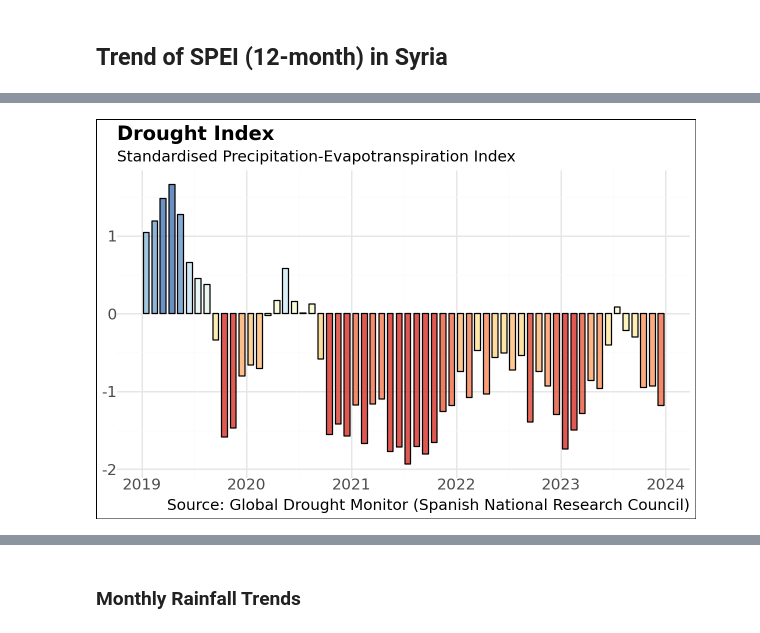
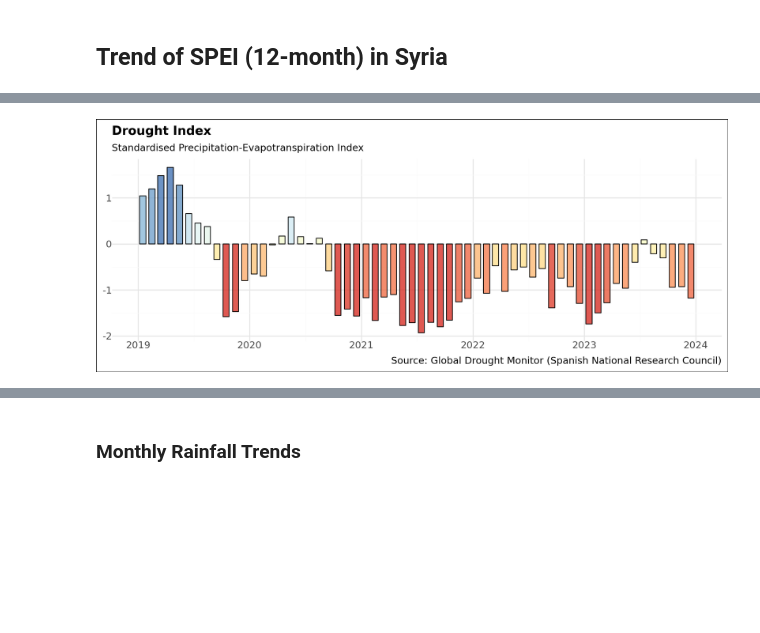
Before and after one commit to datapartnership/syria-economic-monitor, a Jupyter notebook: notebooks/vegetation-conditions/drought.ipynb, the cells around one changed output, grey strips where cells are left out. Cells and saved outputs as stored; diff of their text form; code cells hidden in the pictures; blank space fills up the shorter version.

```diff
--- a/notebooks/vegetation-conditions/drought.ipynb
+++ b/notebooks/vegetation-conditions/drought.ipynb
@@ -281,35 +280,35 @@ clipped = ds2.rio.clip(adm0_syr.geometry.values, adm0_syr.crs, drop=True, invert
 country_median = clipped.median(dim=["lat", "lon"])
 df = country_median["spei"].to_dataframe().reset_index()
 df.loc[:, "ymd"] = df["time"].dt.strftime("%Y-%m-%d")
 df.loc[:, "group"] = 1
 
 font = "Roboto"
 p = (
     ggplot(df, aes(x="ymd", y="spei", group="group", fill="spei"))
     + geom_bar(alpha=0.8, stat="identity", color="black", width=20)
     + labs(
         x="",
         subtitle="Standardised Precipitation-Evapotranspiration Index",
         title="Drought Index",
         y="",
         caption="Source: Global Drought Monitor (Spanish National Research Council)",
     )
     + theme_minimal()
     + theme(
         plot_background=element_rect(fill="white"),
-        figure_size=(6, 4),
+        figure_size=(10, 4),
         text=element_text(family=font, size=11),
         plot_title=element_text(family=font, size=14, weight="bold"),
         legend_position="none",
     )
     + scale_fill_distiller(
         type="div", palette="RdYlBu", direction=1, limits=(-1.5, 1.5)
     )
     + scale_x_datetime(breaks=date_breaks("1 year"), labels=date_format("%Y"))
 )
 p
 # %% [output]
-[figure, old version]
+[figure, new version]
 # %%
 # Load CHIRPS dataset
 chirps = ee.ImageCollection("UCSB-CHG/CHIRPS/DAILY")
```
Also changed, not shown: parts of 5 cells of this notebook.
